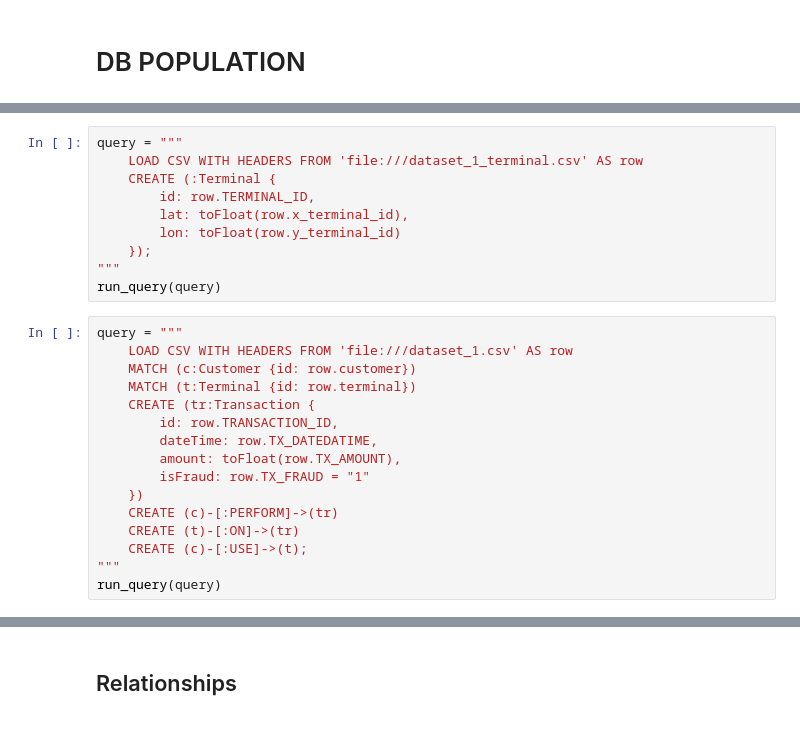
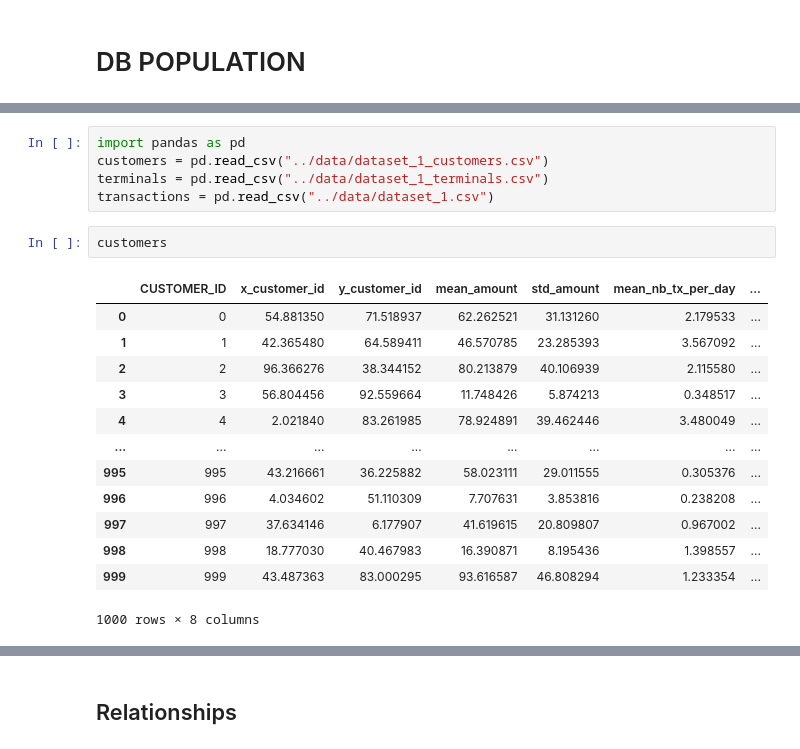
Before and after one commit to giorgio-dal-santo/fraud-detection-project, a Jupyter notebook: script/db-initialization.ipynb, the cells around one changed output, grey strips where cells are left out. Saved outputs shown, nothing was run; the diff lists cells and outputs as text.

```diff
--- a/script/db-initialization.ipynb
+++ b/script/db-initialization.ipynb
@@ -110,26 +98,21 @@ run_query(query)
-# %%
-query = """
-    LOAD CSV WITH HEADERS FROM 'file:///dataset_1_terminal.csv' AS row
-    CREATE (:Terminal {
-        id: row.TERMINAL_ID,
-        lat: toFloat(row.x_terminal_id),
-        lon: toFloat(row.y_terminal_id)
-    });
-"""
-run_query(query)
-# %%
-query = """
-    LOAD CSV WITH HEADERS FROM 'file:///dataset_1.csv' AS row
-    MATCH (c:Customer {id: row.customer})
-    MATCH (t:Terminal {id: row.terminal})
-    CREATE (tr:Transaction {
-        id: row.TRANSACTION_ID,
-        dateTime: row.TX_DATEDATIME,
-        amount: toFloat(row.TX_AMOUNT),
-        isFraud: row.TX_FRAUD = "1"
-    })
-    CREATE (c)-[:PERFORM]->(tr)
-    CREATE (t)-[:ON]->(tr)
-    CREATE (c)-[:USE]->(t);
-"""
-run_query(query)
+# %%
+import pandas as pd
+customers = pd.read_csv("../data/dataset_1_customers.csv")
+terminals = pd.read_csv("../data/dataset_1_terminals.csv")
+transactions = pd.read_csv("../data/dataset_1.csv")
+# %%
+customers
+# %% [output]
+|  | CUSTOMER_ID | x_customer_id | y_customer_id | mean_amount | std_amount | mean_nb_tx_per_day | ... |
+| 0 | 0 | 54.881350 | 71.518937 | 62.262521 | 31.131260 | 2.179533 | ... |
+| 1 | 1 | 42.365480 | 64.589411 | 46.570785 | 23.285393 | 3.567092 | ... |
+| 2 | 2 | 96.366276 | 38.344152 | 80.213879 | 40.106939 | 2.115580 | ... |
+| 3 | 3 | 56.804456 | 92.559664 | 11.748426 | 5.874213 | 0.348517 | ... |
+| 4 | 4 | 2.021840 | 83.261985 | 78.924891 | 39.462446 | 3.480049 | ... |
+| ... | ... | ... | ... | ... | ... | ... | ... |
+| 995 | 995 | 43.216661 | 36.225882 | 58.023111 | 29.011555 | 0.305376 | ... |
+| 996 | 996 | 4.034602 | 51.110309 | 7.707631 | 3.853816 | 0.238208 | ... |
+| 997 | 997 | 37.634146 | 6.177907 | 41.619615 | 20.809807 | 0.967002 | ... |
+| 998 | 998 | 18.777030 | 40.467983 | 16.390871 | 8.195436 | 1.398557 | ... |
+| 999 | 999 | 43.487363 | 83.000295 | 93.616587 | 46.808294 | 1.233354 | ... |
+1000 rows × 8 columns
```
Also changed, not shown: parts of 10 cells of this notebook.
